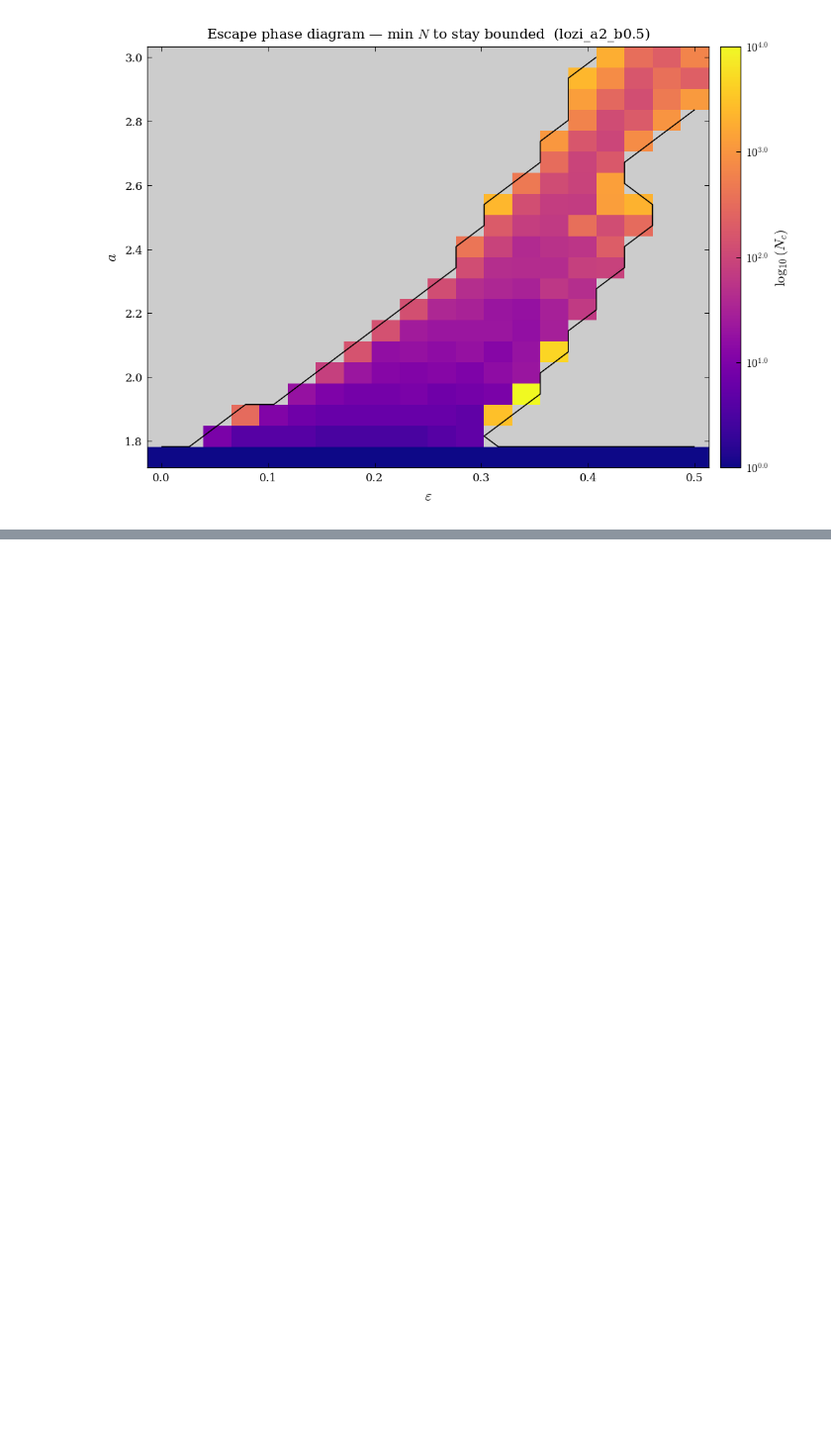
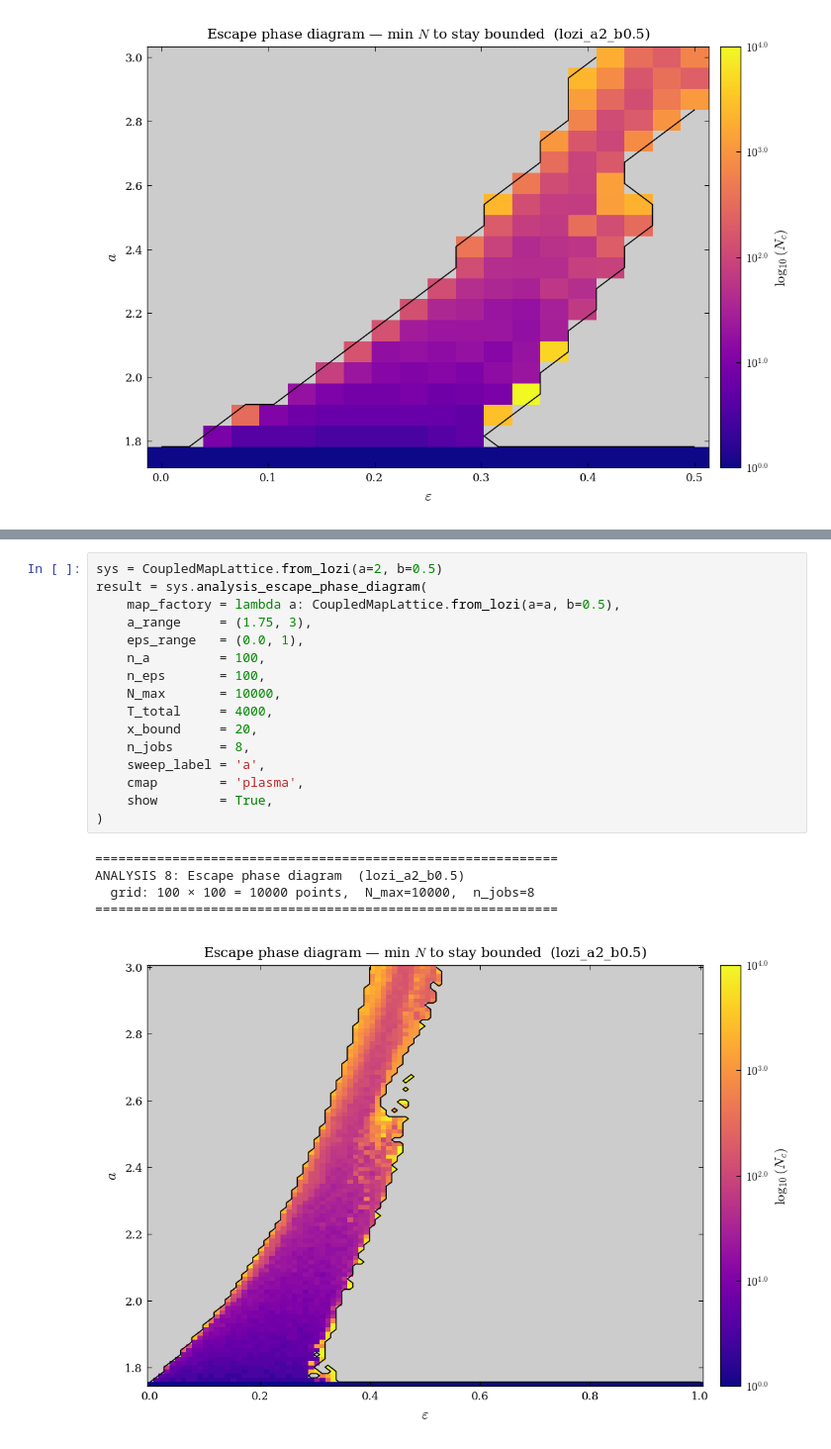
Before and after one commit to DaNameless/sophrosyne, a Jupyter notebook: code/notebooks/lozi.ipynb, the cells around one changed output, grey strips where cells are left out. Shown at 99% size. Saved outputs shown, nothing was run; the diff lists cells and outputs as text; blank space fills up the shorter version.

```diff
--- a/code/notebooks/lozi.ipynb
+++ b/code/notebooks/lozi.ipynb
@@ -204,0 +230,22 @@ ANALYSIS 8: Escape phase diagram  (lozi_a2_b0.5)
+# %%
+sys = CoupledMapLattice.from_lozi(a=2, b=0.5)
+result = sys.analysis_escape_phase_diagram(
+    map_factory = lambda a: CoupledMapLattice.from_lozi(a=a, b=0.5),
+    a_range     = (1.75, 3),
+    eps_range   = (0.0, 1),
+    n_a         = 100,
+    n_eps       = 100,
+    N_max       = 10000,
+    T_total     = 4000,
+    x_bound     = 20,
+    n_jobs      = 8,
+    sweep_label = 'a',
+    cmap        = 'plasma',
+    show        = True,
+)
+# %% [output]
+============================================================
+ANALYSIS 8: Escape phase diagram  (lozi_a2_b0.5)
+  grid: 100 × 100 = 10000 points,  N_max=10000,  n_jobs=8
+============================================================
+[figure, added]
```
Also changed, not shown: parts of 5 cells of this notebook, 5 other files.
